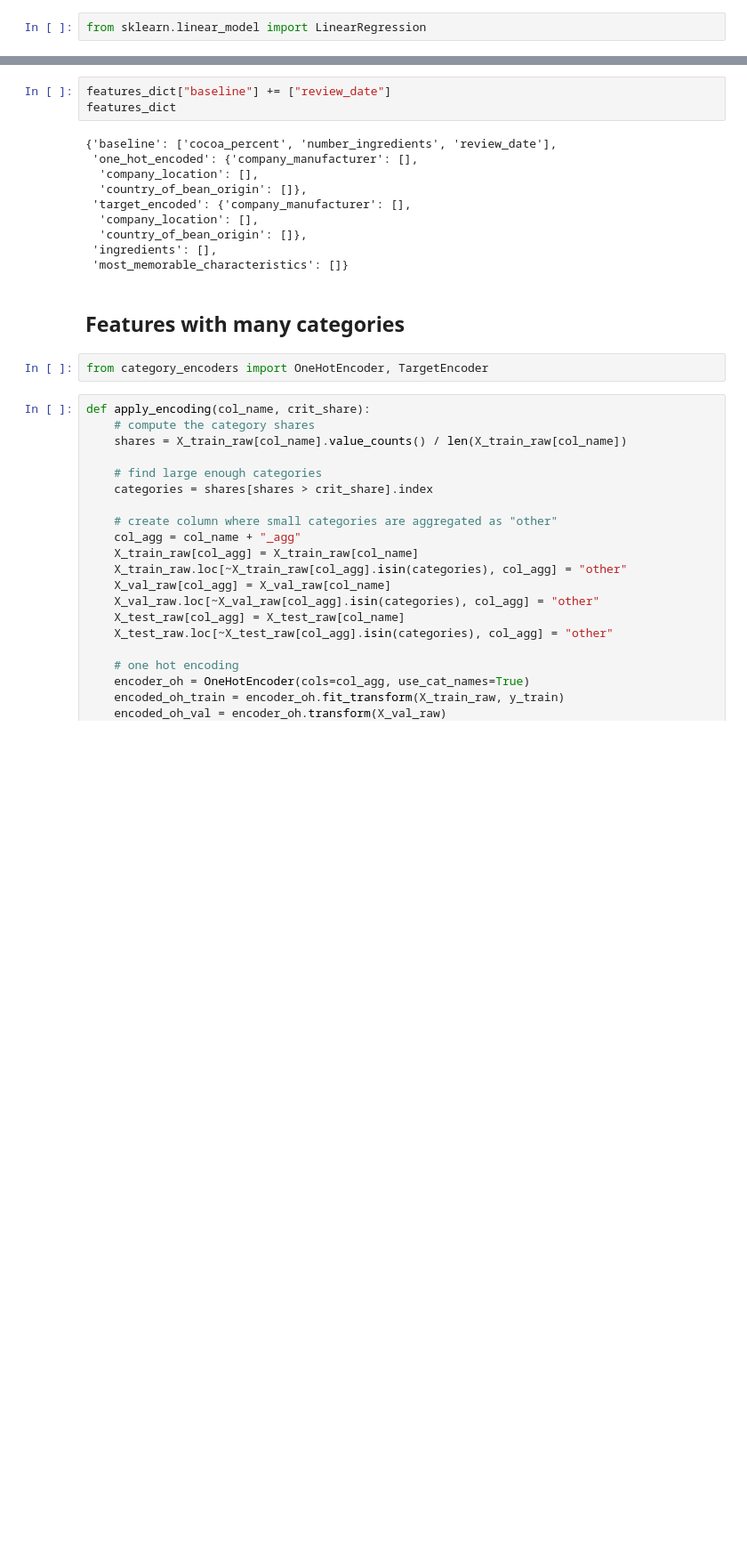
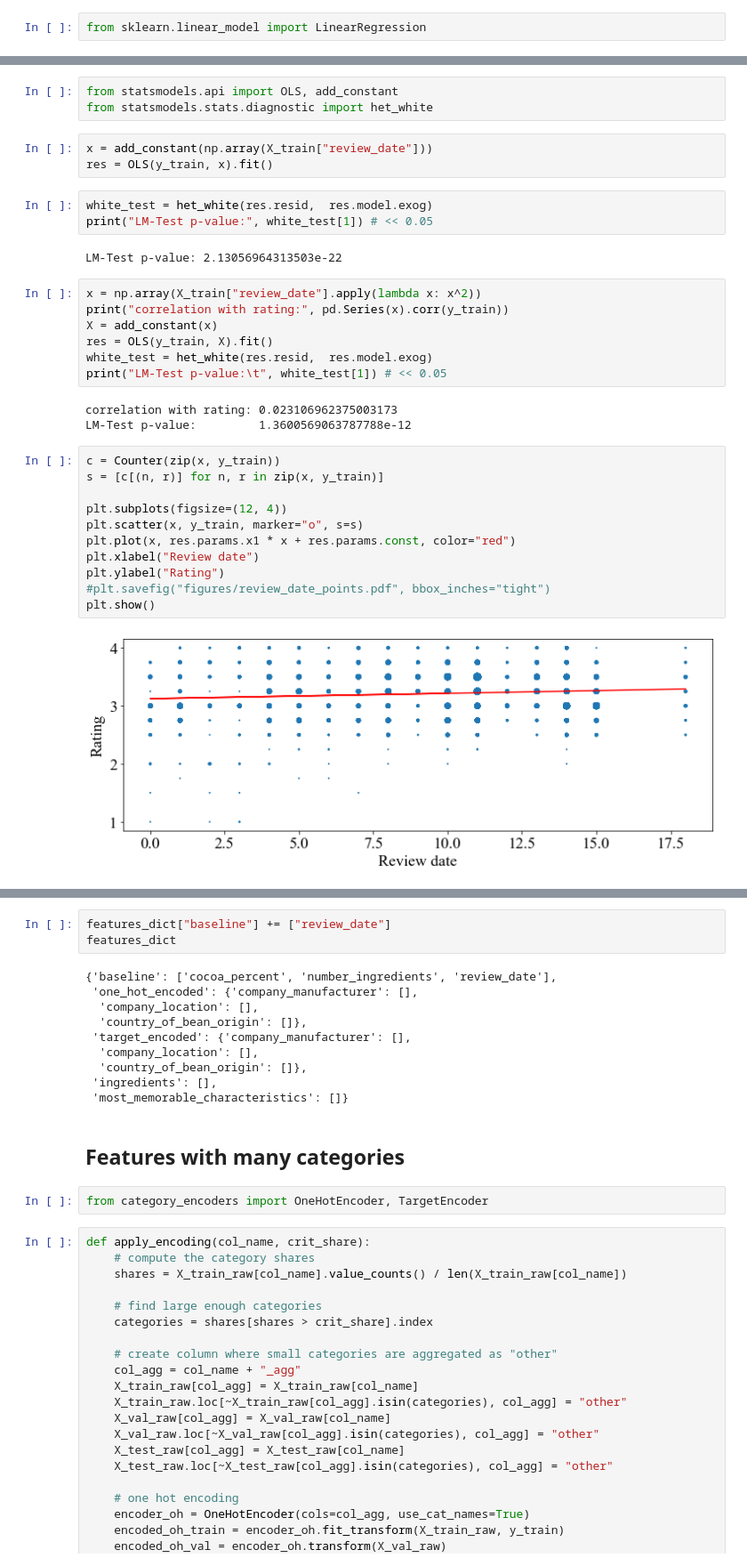
Before and after one commit to ElisabethBrockhaus/Chocolate_bar_rating, a Jupyter notebook: chocolate_rating_data.ipynb, the cells around one changed output, grey strips where cells are left out. Shown at 89% size. Drawn from its saved outputs; the diff is of its cells as text; blank space fills up the shorter version.

```diff
--- a/chocolate_rating_data.ipynb
+++ b/chocolate_rating_data.ipynb
@@ -824,0 +873,34 @@ plt.show()
+# %%
+from statsmodels.api import OLS, add_constant
+from statsmodels.stats.diagnostic import het_white
+# %%
+x = add_constant(np.array(X_train["review_date"]))
+res = OLS(y_train, x).fit()
+# %%
+white_test = het_white(res.resid,  res.model.exog)
+print("LM-Test p-value:", white_test[1]) # << 0.05
+# %% [output]
+LM-Test p-value: 2.13056964313503e-22
+# %%
+x = np.array(X_train["review_date"].apply(lambda x: x^2))
+print("correlation with rating:", pd.Series(x).corr(y_train))
+X = add_constant(x)
+res = OLS(y_train, X).fit()
+white_test = het_white(res.resid,  res.model.exog)
+print("LM-Test p-value:\t", white_test[1]) # << 0.05
+# %% [output]
+correlation with rating: 0.023106962375003173
+LM-Test p-value:         1.3600569063787788e-12
+# %%
+c = Counter(zip(x, y_train))
+s = [c[(n, r)] for n, r in zip(x, y_train)]
+
+plt.subplots(figsize=(12, 4))
+plt.scatter(x, y_train, marker="o", s=s)
+plt.plot(x, res.params.x1 * x + res.params.const, color="red")
+plt.xlabel("Review date")
+plt.ylabel("Rating")
+#plt.savefig("figures/review_date_points.pdf", bbox_inches="tight")
+plt.show()
+# %% [output]
+[figure, added]
```
Also changed, not shown: parts of 16 cells of this notebook, 4 other files.
